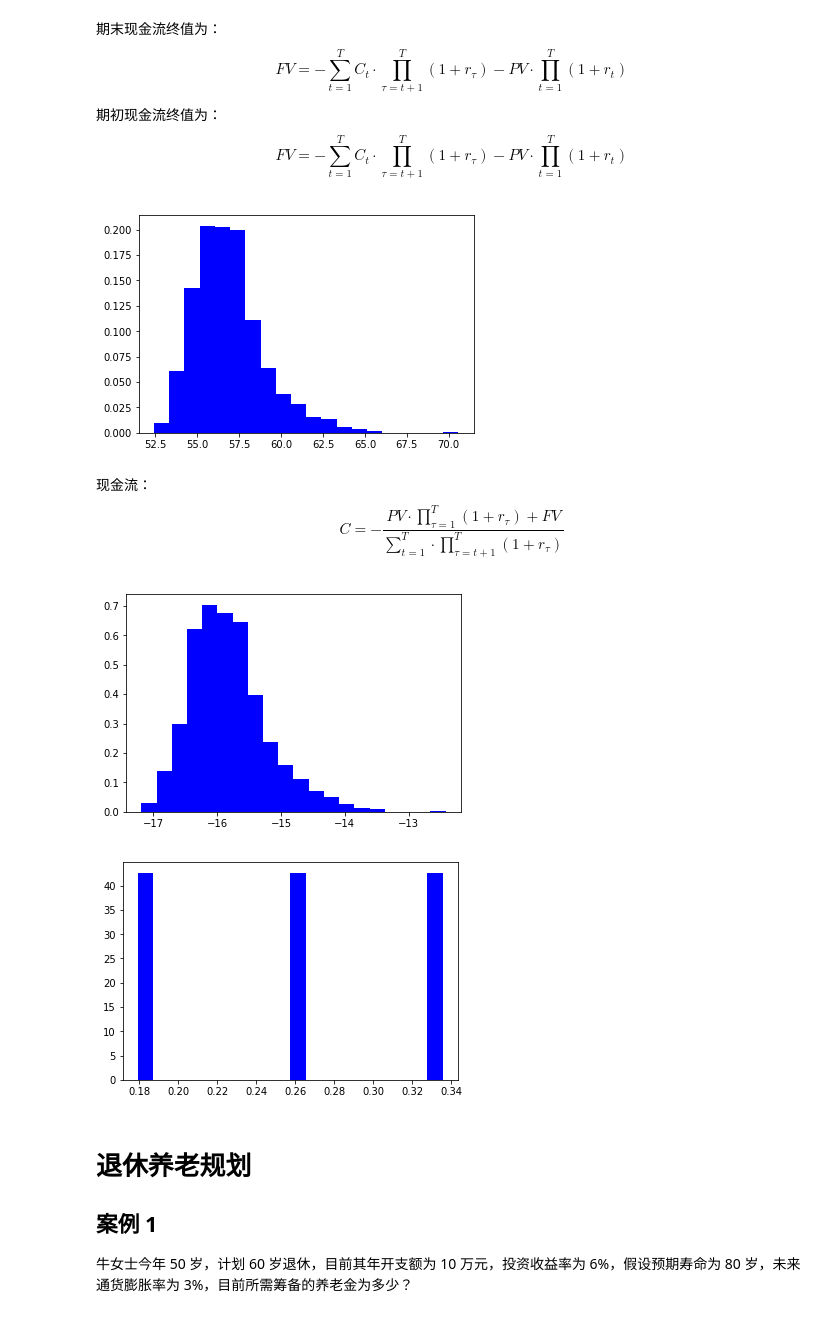
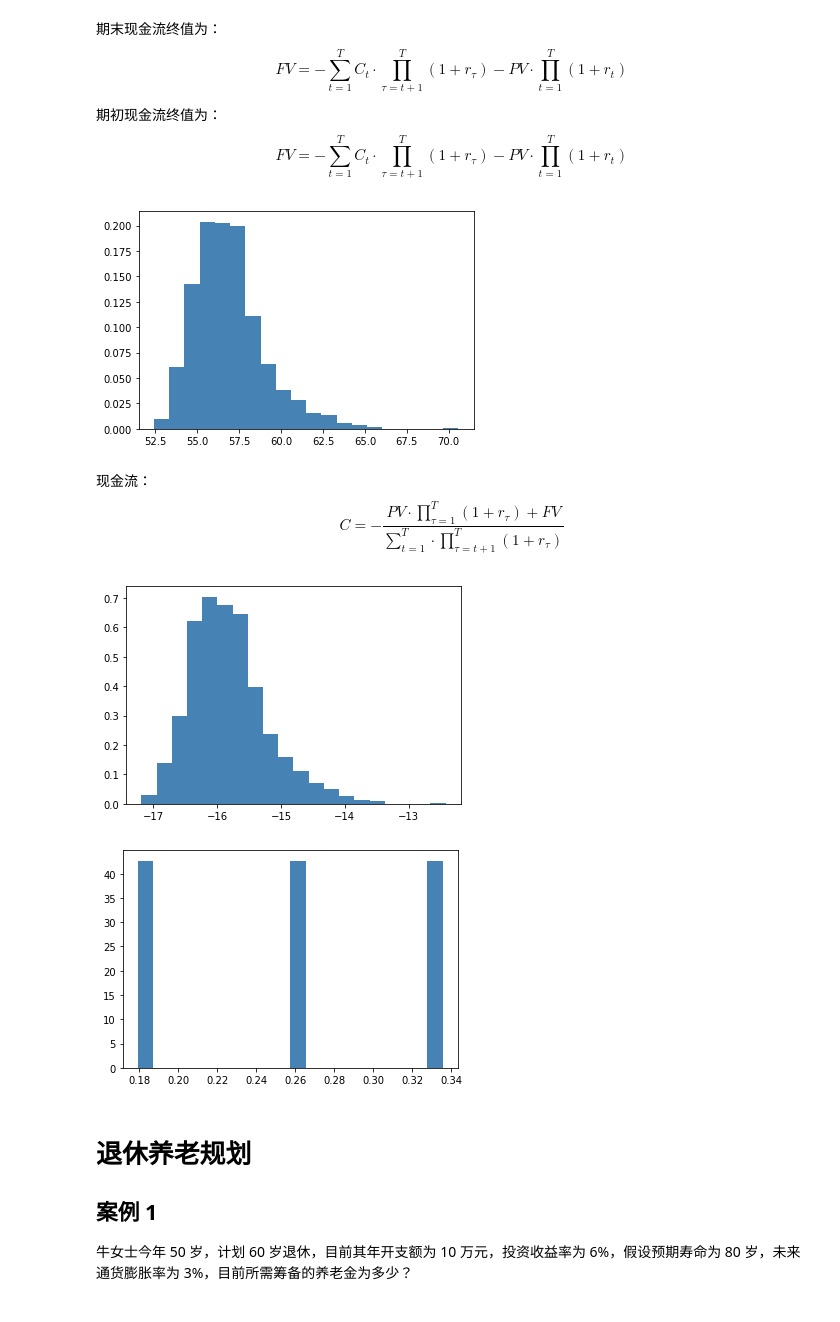
Before and after one commit to pyzeon/Research-2, a Jupyter notebook: 财富管理/理财规划.ipynb, the cells around one changed output. Cells and saved outputs as stored; diff of their text form; code cells hidden in the pictures.

```diff
--- a/财富管理/理财规划.ipynb
+++ b/财富管理/理财规划.ipynb
@@ -282,9 +282,9 @@ FV = fv(rate=Rate, pmt=Pmt, pv=PV, when=When, output="single")
 # print(FV)
 
 if np.ndim(FV)<2:
-    plt.hist(FV, 20, density=True, label="FV", color="b");
+    plt.hist(FV, 20, density=True, label="FV", color="steelblue");
 # %% [output]
-[figure, old version]
+[figure, new version]
 # %% [markdown]
 现金流：
 $$
@@ -293,24 +293,24 @@ $$
 # %%
 # 计算现金流
 import numpy as np
 import pandas as pd
 import matplotlib.pyplot as plt
 
 from CashFlowCalculator import pmt
 from RateSimulator import LognormalRateSimulator, ConstantRateSimulator
 
 Rate = LognormalRateSimulator(RateMean=0.05, RateSigma=0.03, NPeriod=5, NSample=1000, Seed=0).simulate()
 # Rate = ConstantRateSimulator(ConstRate=0.05).simulate()
 PV = -10# 现值
 FV = 100# 终值
 When = "end"# 现金流发生在期初还是期末
 Pmt = pmt(rate=Rate, pv=PV, fv=FV, when=When)
 # print(Pmt)
 
 if np.ndim(Pmt)<2:
-    plt.hist(Pmt, 20, density=True, label="Pmt", color="b");
+    plt.hist(Pmt, 20, density=True, label="Pmt", color="steelblue");
 # %% [output]
-[figure, old version]
+[figure, new version]
 # %%
 # 计算收益率
 import numpy as np
@@ -327,9 +327,9 @@ When = "end"# 现金流发生在期初还是期末
 Rate = rate(pmt=Pmt, pv=PV, fv=FV, when=When)
 # print(Rate)
 
-plt.hist(Rate, 20, density=True, label="Rate", color="b");
+plt.hist(Rate, 20, density=True, label="Rate", color="steelblue");
 # %% [output]
-[figure, old version]
+[figure, new version]
 # %% [markdown]
 # 退休养老规划
 
```
Also changed, not shown: parts of 10 cells of this notebook, 2 other files.
